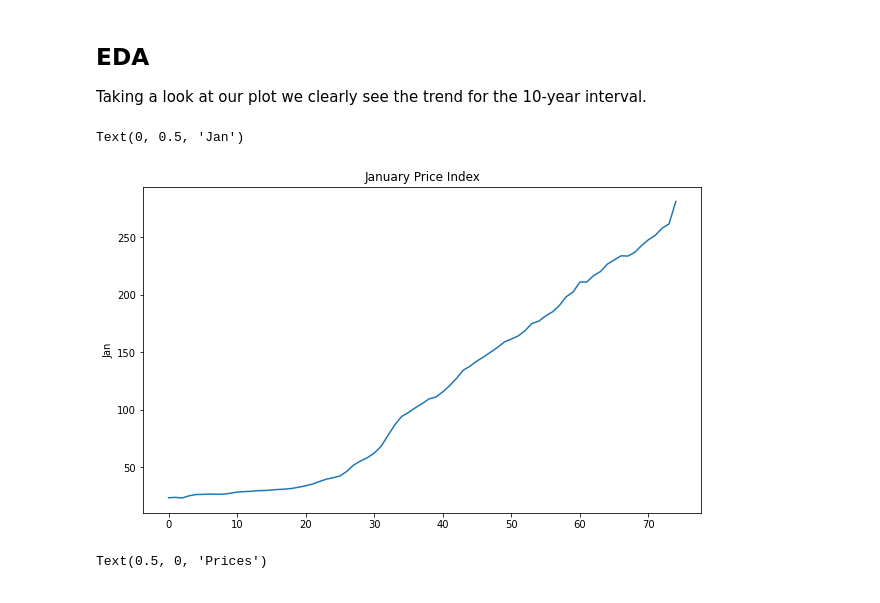
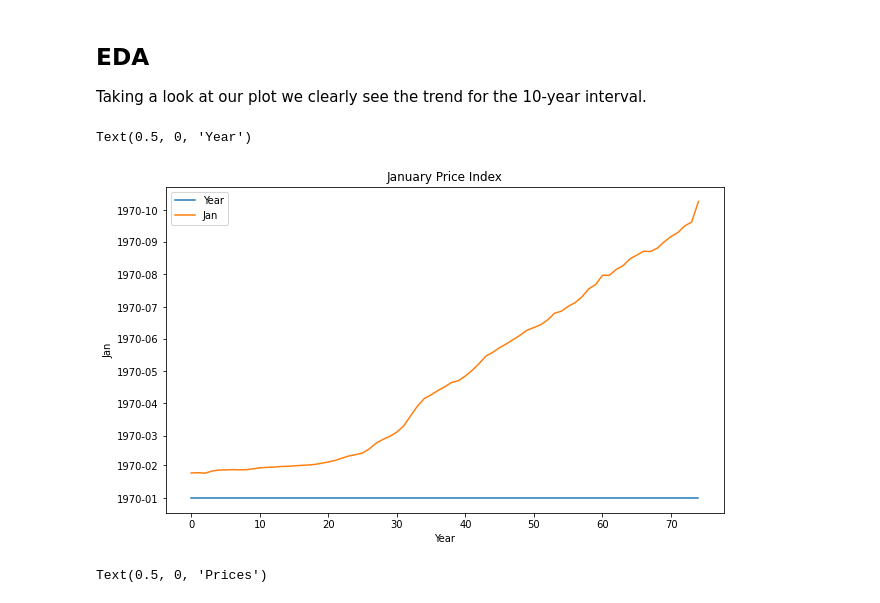
Before and after one commit to techthumb1/bls_project, a Jupyter notebook: notebooks/grid-search-double-exp-smooth.ipynb, the cells around one changed output. Cells and saved outputs as stored; diff of their text form; code cells hidden in the pictures.

```diff
--- a/notebooks/grid-search-double-exp-smooth.ipynb
+++ b/notebooks/grid-search-double-exp-smooth.ipynb
@@ -68,11 +68,12 @@ cpi_u.head()
 
 Taking a look at our plot we clearly see the trend for the 10-year interval.
 # %%
-cpi_u['Jan'].plot(figsize=(10,6),title='January Price Index')
+cpi_u[['Year', 'Jan']].plot(figsize=(10,6),title='January Price Index')
 plt.ylabel('Jan')
+plt.xlabel('Year')
 # %% [output]
-Text(0, 0.5, 'Jan')
+Text(0.5, 0, 'Year')
-[figure, old version]
+[figure, new version]
 # %%
 #   clearly see trend for the year
 
```
Also changed, not shown: parts of 3 cells of this notebook, 9 other files.
